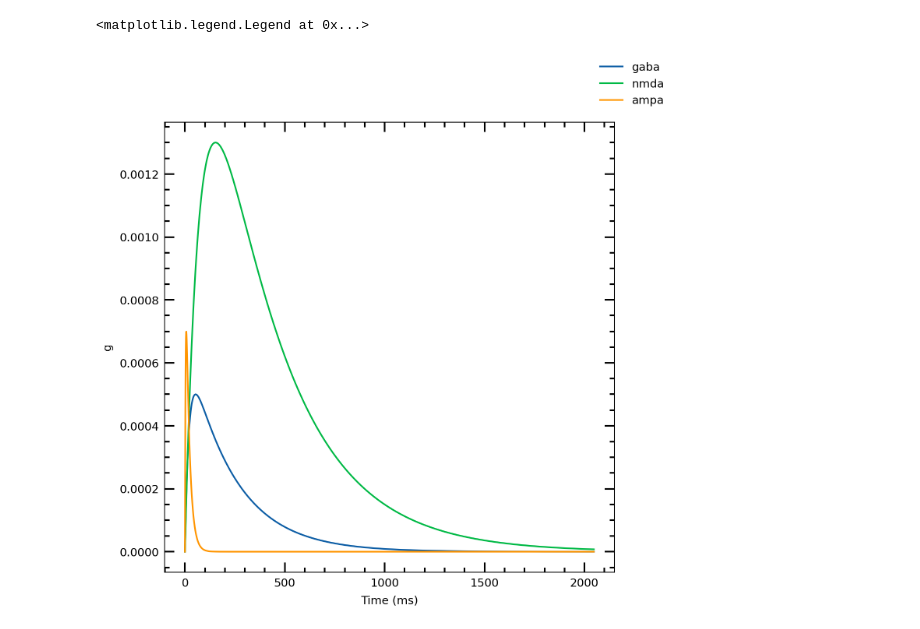
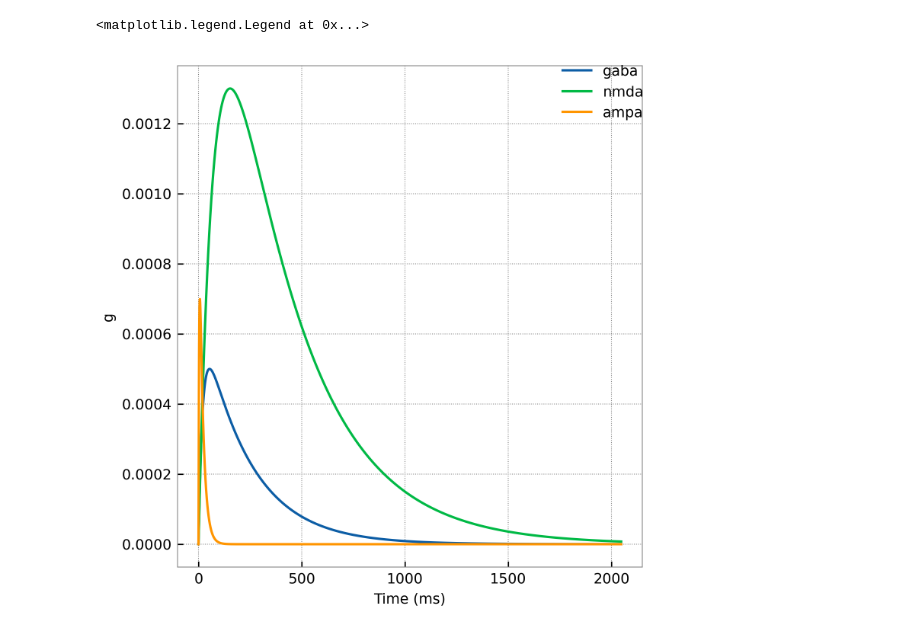
Before and after one commit to electronicvisions/jaxsnn, a Jupyter notebook: notebooks/synapse_dynamics.ipynb, the cells around one changed output. Drawn from its saved outputs; the diff is of its cells as text; code cells hidden in the pictures.

```diff
--- a/notebooks/synapse_dynamics.ipynb
+++ b/notebooks/synapse_dynamics.ipynb
@@ -88,22 +88,26 @@ s = State(ampa=s, gaba=s, nmda=s)
 _, sol = integrator(s)
 # %%
 import matplotlib.pyplot as plt
+import matplotlib as mpl
+from cycler import cycler
 
-plt.style.use(["science", "notebook", "nature"])
+
+plt.style.use("../doc/resources/matplotlibrc")
 
 fig, ax = plt.subplots(
-    1, 1, sharex=True, figsize=(5, 5), subplot_kw=dict(box_aspect=1), dpi=300
+    1, 1, sharex=True, figsize=(5, 5), dpi=300
 )
+ax.set_prop_cycle(cycler('color', ['#0C5DA5', '#00B945', '#FF9500', '#FF2C00', '#845B97', '#474747', '#9e9e9e']))
 ax.plot(syn.g_syn(sol.gaba, syn.martinotti_gaba_parameters), label="gaba")
 ax.plot(syn.g_syn(sol.nmda, syn.nmda_parameters), label="nmda")
 ax.plot(syn.g_syn(sol.ampa, syn.ampa_parameters), label="ampa")
 
 ax.set_xlabel("Time (ms)")
 ax.set_ylabel("g")
-fig.legend()
+fig.legend(loc = 'upper right', alignment='left')
 # %% [output]
 <matplotlib.legend.Legend at 0x...>
-[figure, old version]
+[figure, new version]
 # %%
 import functools
 
```
Also changed, not shown: parts of 1 cell of this notebook.
